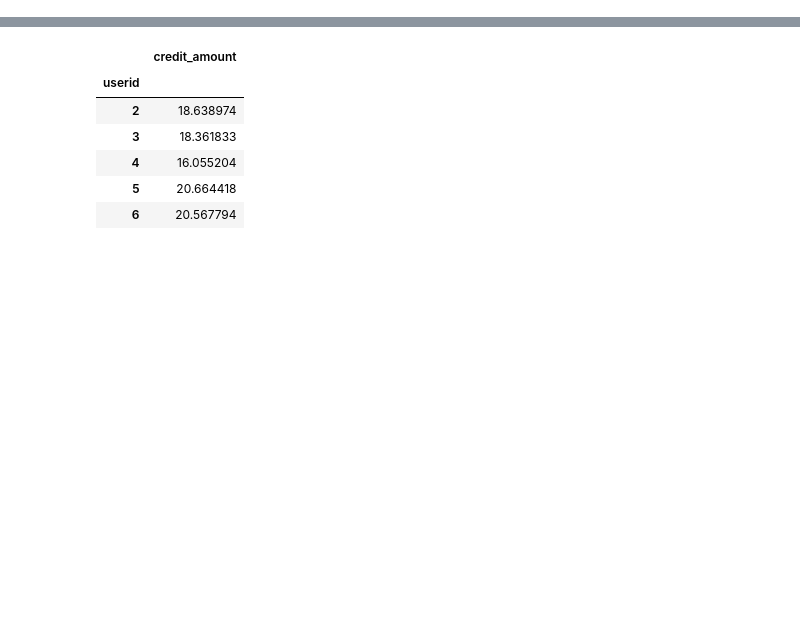
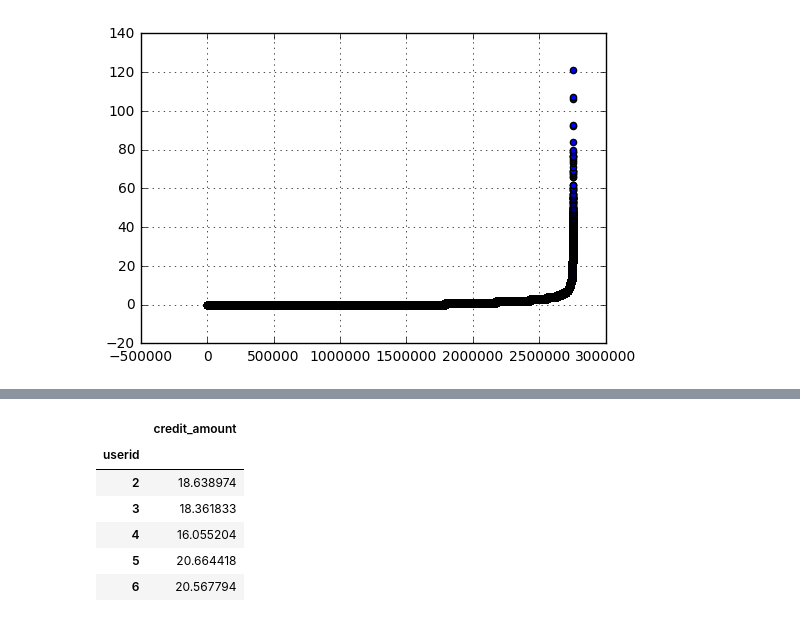
Before and after one commit to hadoop73/sklearn, a Jupyter notebook: predict_risk/feature/bill_detail_2.ipynb, the cells around one changed output, grey strips where cells are left out. Cells and saved outputs as stored; diff of their text form; code cells hidden in the pictures; blank space fills up the shorter version.

```diff
--- a/predict_risk/feature/bill_detail_2.ipynb
+++ b/predict_risk/feature/bill_detail_2.ipynb
@@ -38,3 +131,11 @@ consume_amount.head()
+# %%
+data = bill_data['consume_amount'].sort_values()
+nn = range(len(data))
+plt.scatter(nn,data)
+plt.grid(True)
+plt.show()
+# %% [output]
+[figure, added]
 # %%
 data = consume_amount['consume_amount'].sort_values()
 nn = range(len(data))
```
Also changed, not shown: parts of 78 cells of this notebook, 18 other files.
